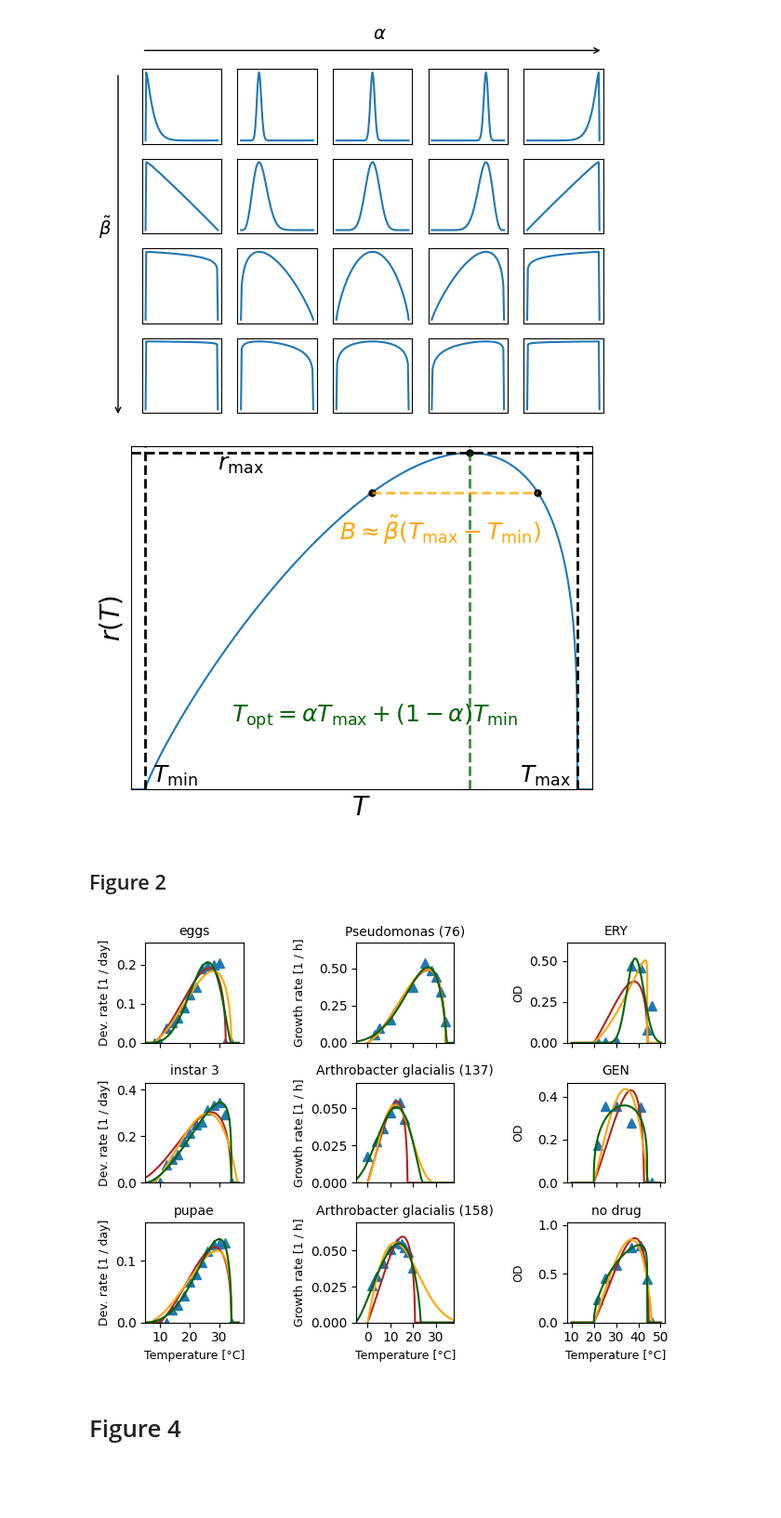
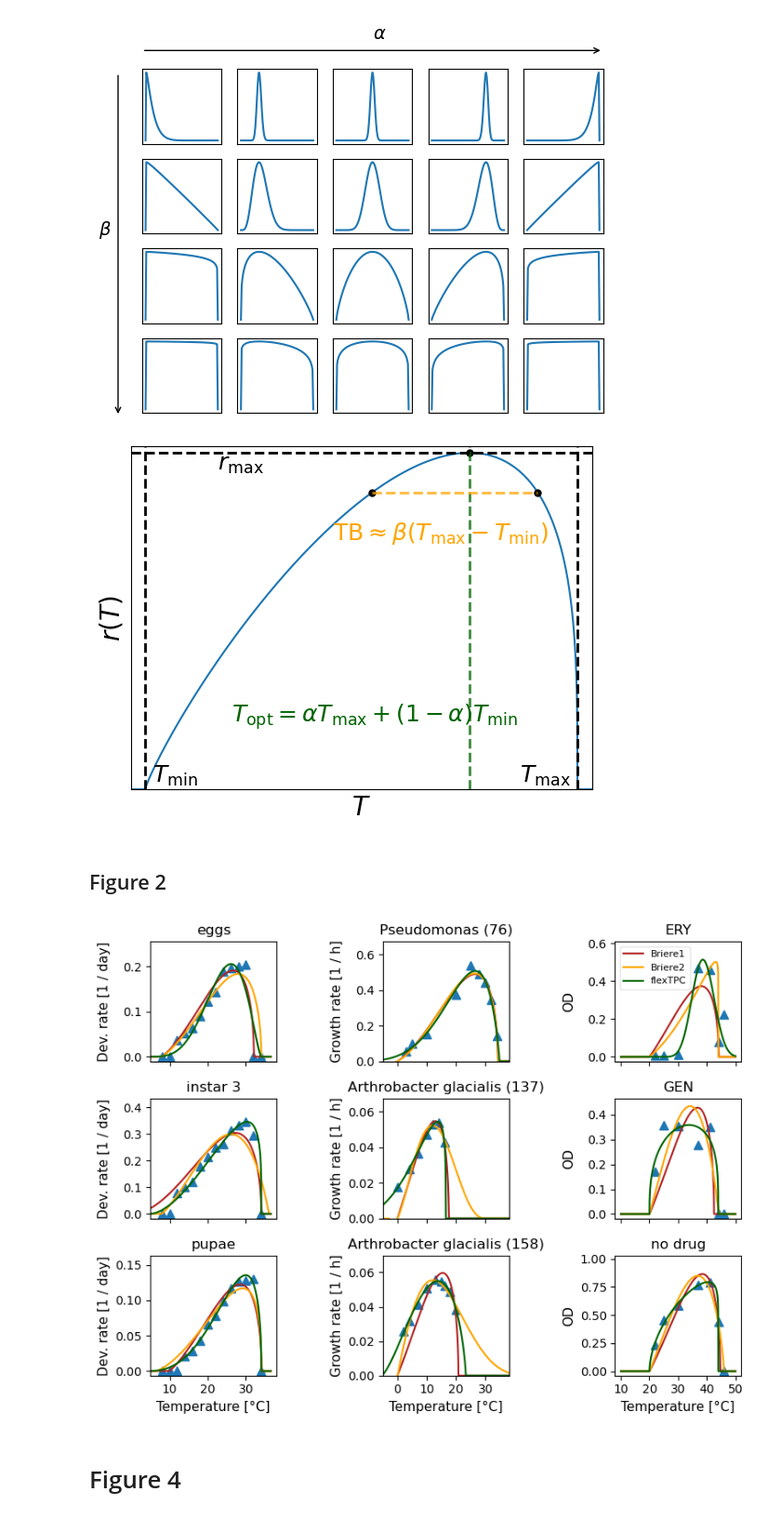
Before and after one commit to mcruzloya/flexTPC, a Jupyter notebook: model_comparison/Additional Figures.ipynb, the cells around one changed output. Shown at 93% size. Cells and saved outputs as stored; diff of their text form; code cells hidden in the pictures; blank space fills up the shorter version.

```diff
--- a/model_comparison/Additional Figures.ipynb
+++ b/model_comparison/Additional Figures.ipynb
@@ -136,7 +143,7 @@ plt.hlines(y=wref, xmin=T1, xmax=T2,
 
 
 
-plt.text(0.25* 10 + 0.75*40 - 9, 0.74, r"$B \approx \tilde{\beta} (T_{\max} - T_{\min})$",
+plt.text(0.25* 10 + 0.75*40 - 9.5, 0.74, r"$\mathrm{TB} \approx \beta (T_{\max} - T_{\min})$",
          fontsize=18, color='orange')
 
 plt.text(15, 0.95, r"$r_{\max}$", fontsize=18)
@@ -158,11 +165,12 @@ ax.set_yticks([])
 plt.savefig('scaling_params.svg')
 plt.show()
 # %% [output]
-[figure, old version]
+[figure, new version]
 # %% [markdown]
 ## Figure 2
 # %%
 models = ['b1', 'b2', 'flexTPC']
+label_name = {'b1': 'Briere1', 'b2': 'Briere2', 'flexTPC':'flexTPC'}
 model_r = {'b1':briere1, 'b2':briere2, 'flexTPC':flexTPC}
 color = {'b1':'firebrick',
          'b2':'orange',
@@ -183,7 +191,10 @@ curves_to_plot = {'botrana':[['eggs', 'instar 3', 'pupae'],
                   'abcoli':[['ERY', 'GEN', 'no drug'],
                             ['ERY', 'GEN', 'WT']]}
 
-fig, axarr = plt.subplots(3, 3, figsize=(6.5, 5), sharex='col')
+ax_label_fontsize = 11
+title_fontsize = 12
+
+fig, axarr = plt.subplots(3, 3, figsize=(6.5*1.2, 5*1.2), sharex='col')
 
 T = np.arange(5, 36.5, 0.001)
 data = dataset['botrana']
@@ -191,17 +202,20 @@ i = 0
 for plot_title, stage in zip(curves_to_plot['botrana'][0], curves_to_plot['botrana'][1]):
     ax = axarr[i, 0]
     ax.plot(data['T'], 1 / data[stage], '^', markersize=7)
-    i += 1
+
     for model in models:
         params = fit_params['botrana'][model][fit_params['botrana'][model]['stage'] == stage]
-        ax.plot(T, model_r[model](T, *params.iloc[0, 1:-1]), color=color[model])
-    if i == 3:
-        ax.set_xlabel("Temperature [°C]", fontsize=9)
+        ax.plot(T, model_r[model](T, *params.iloc[0, 1:-1]), color=color[model],
+               label=label_name[model])
+    if i == 2:
+        ax.set_xlabel("Temperature [°C]", fontsize=ax_label_fontsize)
     ax.set_xlim(5, 38)
     ax.set_xticks([10, 20, 30])
-    ax.set_ylabel("Dev. rate [1 / day]", fontsize=9)
-    ax.set_ylim(0, 1.25*np.max(1 / data[stage]))
-    ax.set_title(plot_title, fontsize=10)
+    ax.set_ylabel("Dev. rate [1 / day]", fontsize=ax_label_fontsize)
+    ax.set_ylim(-0.05*np.max(1 / data[stage]), 1.25*np.max(1 / data[stage]))
+    ax.set_title(plot_title, fontsize=title_fontsize)
+    i += 1
+
 
 T = np.arange(-10, 40, 0.001)
 data = dataset['glacierbac']
@@ -210,48 +224,52 @@ for plot_title, strain in zip(curves_to_plot['glacierbac'][0], curves_to_plot['g
     ax = axarr[i, 1]
     subset = data[data['strain'] == strain]
     ax.plot(subset['T'], subset["r"], '^', markersize=7)
-    i += 1
     for model in models:
         params = fit_params['glacierbac'][model][fit_params['glacierbac'][model]['strain'] == strain]
         ax.plot(T, model_r[model](T, *params.iloc[0, 2:-1]), color=color[model])
-    if i == 3:
-        ax.set_xlabel("Temperature [°C]", fontsize=9)
+    if i == 2:
+        ax.set_xlabel("Temperature [°C]", fontsize=ax_label_fontsize)
     ax.set_xlim(-5, 38)
     ax.set_xticks([0, 10, 20, 30])
 
-    ax.set_ylabel("Growth rate [1 / h]", fontsize=9)
+    ax.set_ylabel("Growth rate [1 / h]", fontsize=ax_label_fontsize )
     ax.set_ylim(0, 1.25*np.max(subset["r"]) )
 
-    ax.set_title(plot_title, fontsize=10)
+    ax.set_title(plot_title, fontsize=title_fontsize)
+    i += 1
+
 
 T = np.arange(10, 50, 0.001)
 data = dataset['abcoli']
 i = 0
 for plot_title, drug in zip(curves_to_plot['abcoli'][0], curves_to_plot['abcoli'][1]):
     ax = axarr[i, 2]
     subset = data[(data['drug1name'] == drug)]
     ax.plot(subset['T'], subset["OD"], '^', markersize=7)
-    i += 1
     for model in models:
         params = fit_params['abcoli'][model][fit_params['abcoli'][model]['drug'] == drug]
-        ax.plot(T, model_r[model](T, *params.iloc[0, 1:-1]), color=color[model])
-    if i == 3:
-        ax.set_xlabel("Temperature [°C]", fontsize=9)
-    ax.set_ylabel("OD", fontsize=9)
+        ax.plot(T, model_r[model](T, *params.iloc[0, 1:-1]), color=color[model], label=label_name[model])
+    if i == 0:
+        ax.legend(fontsize=8, loc='upper left', fancybox=True, framealpha=0.5)
+    if i == 2:
+        ax.set_xlabel("Temperature [°C]", fontsize=ax_label_fontsize)
+    ax.set_ylabel("OD", fontsize=ax_label_fontsize )
     ax.set_xticks([10, 20, 30, 40, 50])
     #ax.set_yticks([0, 0.2, 0.4, 0.6, 0.8])
-    ax.set_ylim(0, 1.3*np.max(subset["OD"]) )
-    ax.set_title(plot_title, fontsize=10)
+    ax.set_ylim(-0.05*np.max(subset["OD"]), 1.3*np.max(subset["OD"]) )
+    ax.set_title(plot_title, fontsize=title_fontsize)
+    i += 1
+
 
 fig.align_ylabels()
 
 plt.tight_layout(w_pad=4.5)
 
 plt.savefig("TPC_examples.svg")
 plt.savefig("TPC_examples.png")
 plt.savefig("TPC_examples.pdf")
 # %% [output]
-[figure, old version]
+[figure, new version]
 # %% [markdown]
 # Figure 4
 # %%
```
Also changed, not shown: parts of 10 cells of this notebook, 11 other files.
